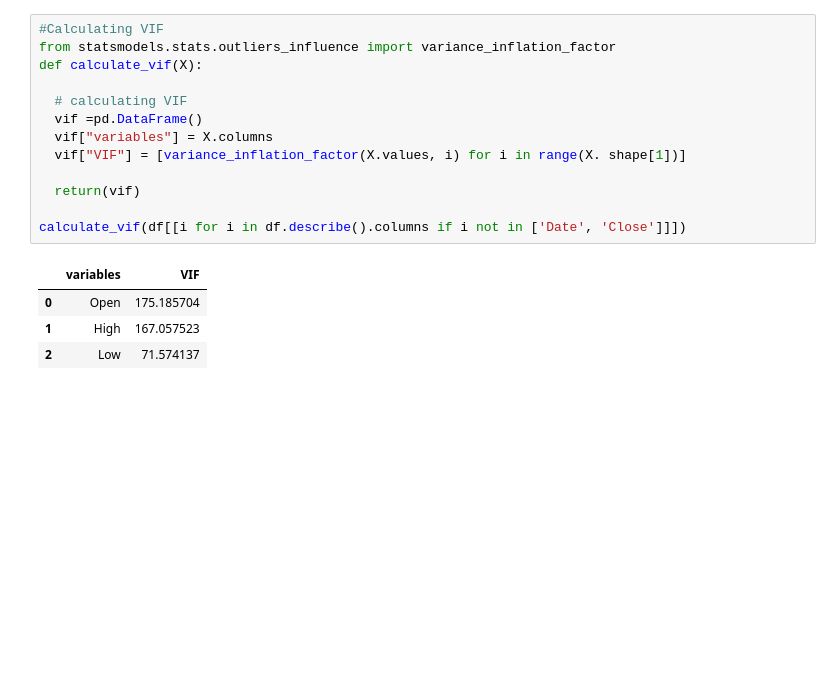
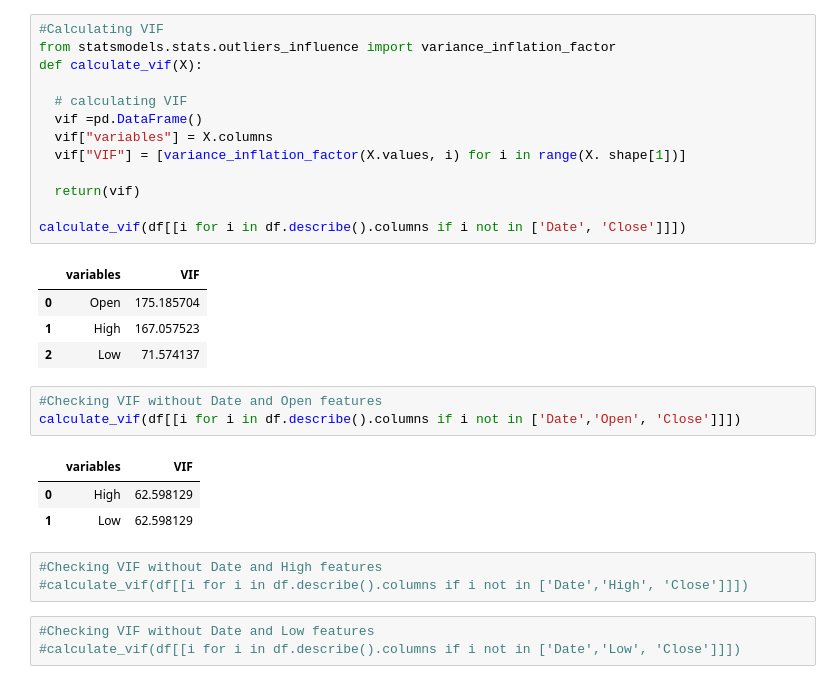
Before and after one commit to Kaushaljha488/-Kaushal-Yes-Bank-Stock-Closing-Price-Prediction, a Jupyter notebook: Kaushal_Yes_Bank_Stock_Closing_Price_Prediction.ipynb, the cells around one changed output. Drawn from its saved outputs; the diff is of its cells as text; blank space fills up the shorter version.

```diff
--- a/Kaushal_Yes_Bank_Stock_Closing_Price_Prediction.ipynb
+++ b/Kaushal_Yes_Bank_Stock_Closing_Price_Prediction.ipynb
@@ -379,3 +379,16 @@ calculate_vif(df[[i for i in df.describe().columns if i not in ['Date', 'Close']
 | 0 | Open | 175.185704 |
 | 1 | High | 167.057523 |
 | 2 | Low | 71.574137 |
+# %%
+#Checking VIF without Date and Open features
+calculate_vif(df[[i for i in df.describe().columns if i not in ['Date','Open', 'Close']]])
+# %% [output]
+|  | variables | VIF |
+| 0 | High | 62.598129 |
+| 1 | Low | 62.598129 |
+# %%
+#Checking VIF without Date and High features
+#calculate_vif(df[[i for i in df.describe().columns if i not in ['Date','High', 'Close']]])
+# %%
+#Checking VIF without Date and Low features
+#calculate_vif(df[[i for i in df.describe().columns if i not in ['Date','Low', 'Close']]])
```
Also changed, not shown: parts of 18 cells of this notebook.
